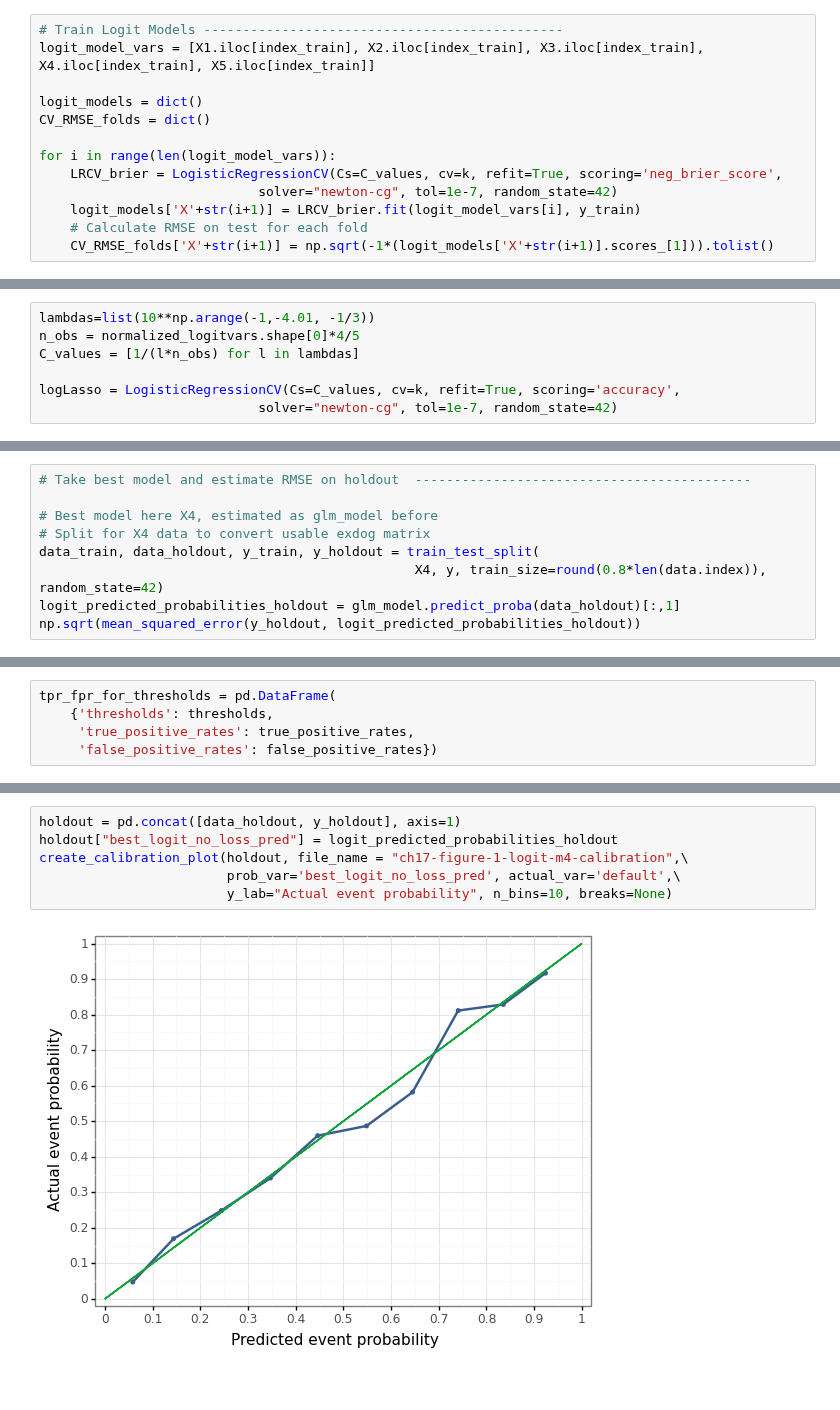
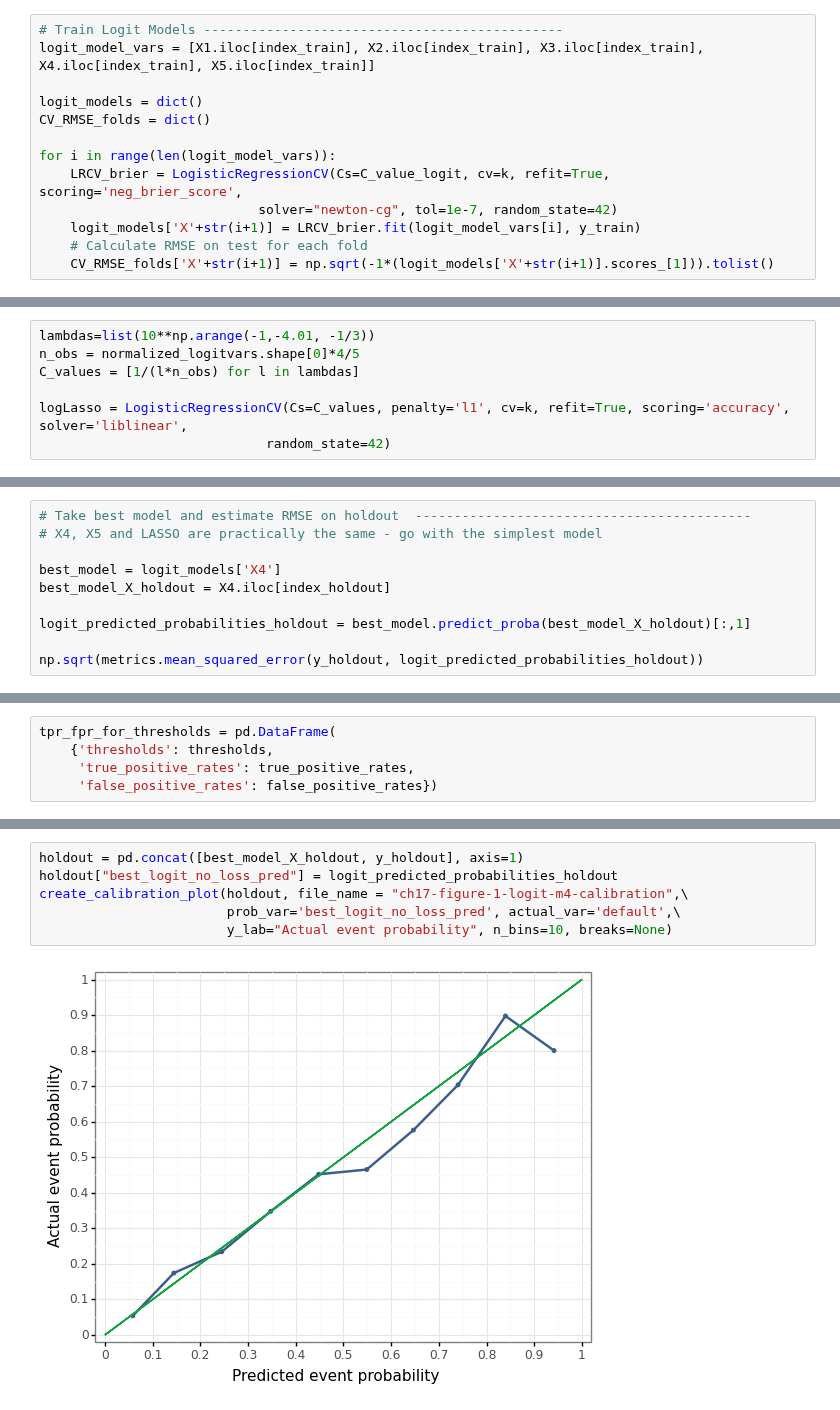
Before and after one commit to gabors-data-analysis/da_case_studies, a Jupyter notebook: ch17-predicting-firm-exit/ch17-predicting-firm-exit.ipynb, the cells around one changed output, grey strips where cells are left out. Drawn from its saved outputs; the diff is of its cells as text.

```diff
--- a/ch17-predicting-firm-exit/ch17-predicting-firm-exit.ipynb
+++ b/ch17-predicting-firm-exit/ch17-predicting-firm-exit.ipynb
@@ -405,7 +431,7 @@ logit_models = dict()
 CV_RMSE_folds = dict()
 
 for i in range(len(logit_model_vars)):
-    LRCV_brier = LogisticRegressionCV(Cs=C_values, cv=k, refit=True, scoring='neg_brier_score',
+    LRCV_brier = LogisticRegressionCV(Cs=C_value_logit, cv=k, refit=True, scoring='neg_brier_score',
                             solver="newton-cg", tol=1e-7, random_state=42)
     logit_models['X'+str(i+1)] = LRCV_brier.fit(logit_model_vars[i], y_train)
     # Calculate RMSE on test for each fold
@@ -440,8 +466,8 @@ lambdas=list(10**np.arange(-1,-4.01, -1/3))
 n_obs = normalized_logitvars.shape[0]*4/5
 C_values = [1/(l*n_obs) for l in lambdas]
 
-logLasso = LogisticRegressionCV(Cs=C_values, cv=k, refit=True, scoring='accuracy',
-                            solver="newton-cg", tol=1e-7, random_state=42)
+logLasso = LogisticRegressionCV(Cs=C_values, penalty='l1', cv=k, refit=True, scoring='accuracy', solver='liblinear',
+                             random_state=42)
 # %%
 logit_models["LASSO"] = logLasso.fit(normalized_logitvars, y_train)
 # %%
@@ -541,9 +554,0 @@ logit_summary1.columns = ["Number of predictors", "CV RMSE", "CV AUC"]
-# %%
-# Take best model and estimate RMSE on holdout  -------------------------------------------
-
-# Best model here X4, estimated as glm_model before
-# Split for X4 data to convert usable exdog matrix
-data_train, data_holdout, y_train, y_holdout = train_test_split(
-                                                X4, y, train_size=round(0.8*len(data.index)), random_state=42)
-logit_predicted_probabilities_holdout = glm_model.predict_proba(data_holdout)[:,1]
-np.sqrt(mean_squared_error(y_holdout, logit_predicted_probabilities_holdout))
@@ -551,0 +565,10 @@ np.sqrt(mean_squared_error(y_holdout, logit_predicted_probabilities_holdout))
+# %%
+# Take best model and estimate RMSE on holdout  -------------------------------------------
+# X4, X5 and LASSO are practically the same - go with the simplest model
+
+best_model = logit_models['X4']
+best_model_X_holdout = X4.iloc[index_holdout]
+
+logit_predicted_probabilities_holdout = best_model.predict_proba(best_model_X_holdout)[:,1]
+
+np.sqrt(metrics.mean_squared_error(y_holdout, logit_predicted_probabilities_holdout))
@@ -663,8 +675,8 @@ cm2
 # %%
-holdout = pd.concat([data_holdout, y_holdout], axis=1)
+holdout = pd.concat([best_model_X_holdout, y_holdout], axis=1)
 holdout["best_logit_no_loss_pred"] = logit_predicted_probabilities_holdout
 create_calibration_plot(holdout, file_name = "ch17-figure-1-logit-m4-calibration",\
                         prob_var='best_logit_no_loss_pred', actual_var='default',\
                         y_lab="Actual event probability", n_bins=10, breaks=None)
 # %% [output]
-[figure, old version]
+[figure, new version]
```
Also changed, not shown: parts of 62 cells of this notebook.
